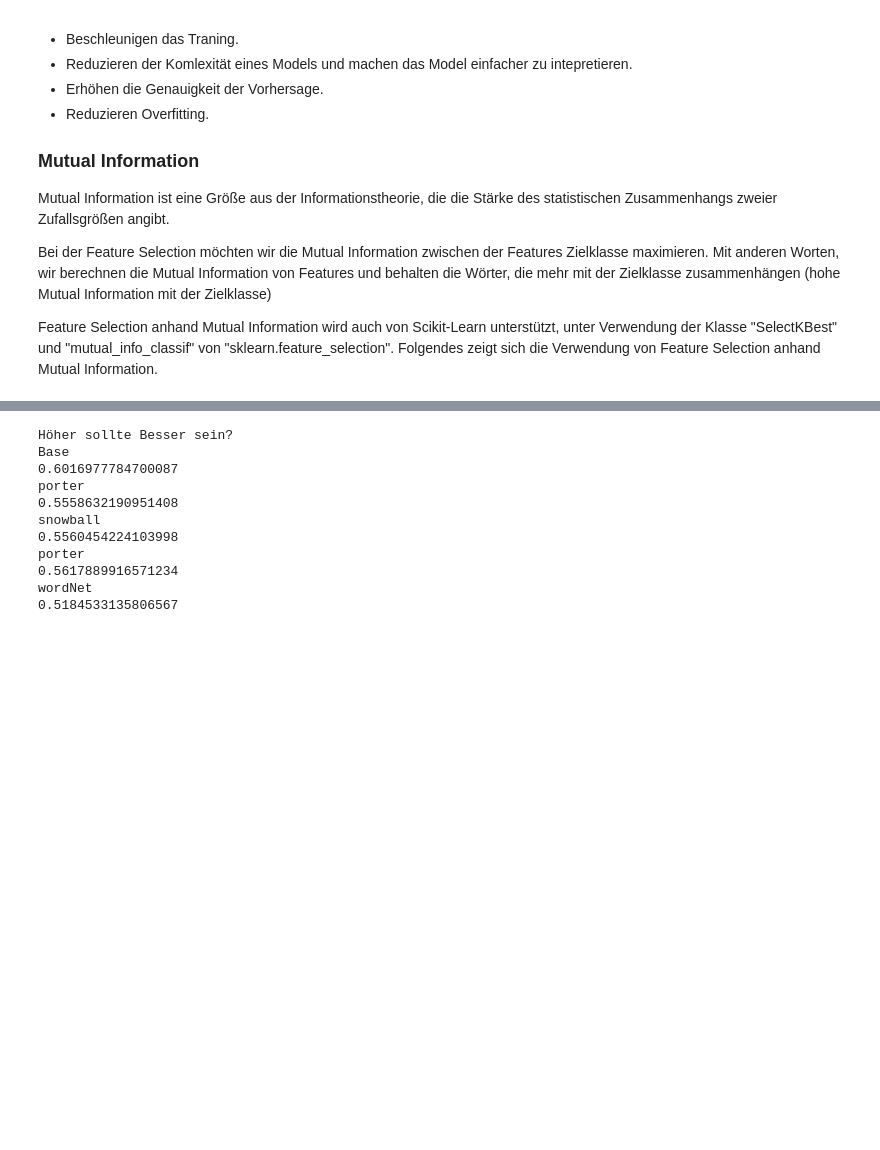
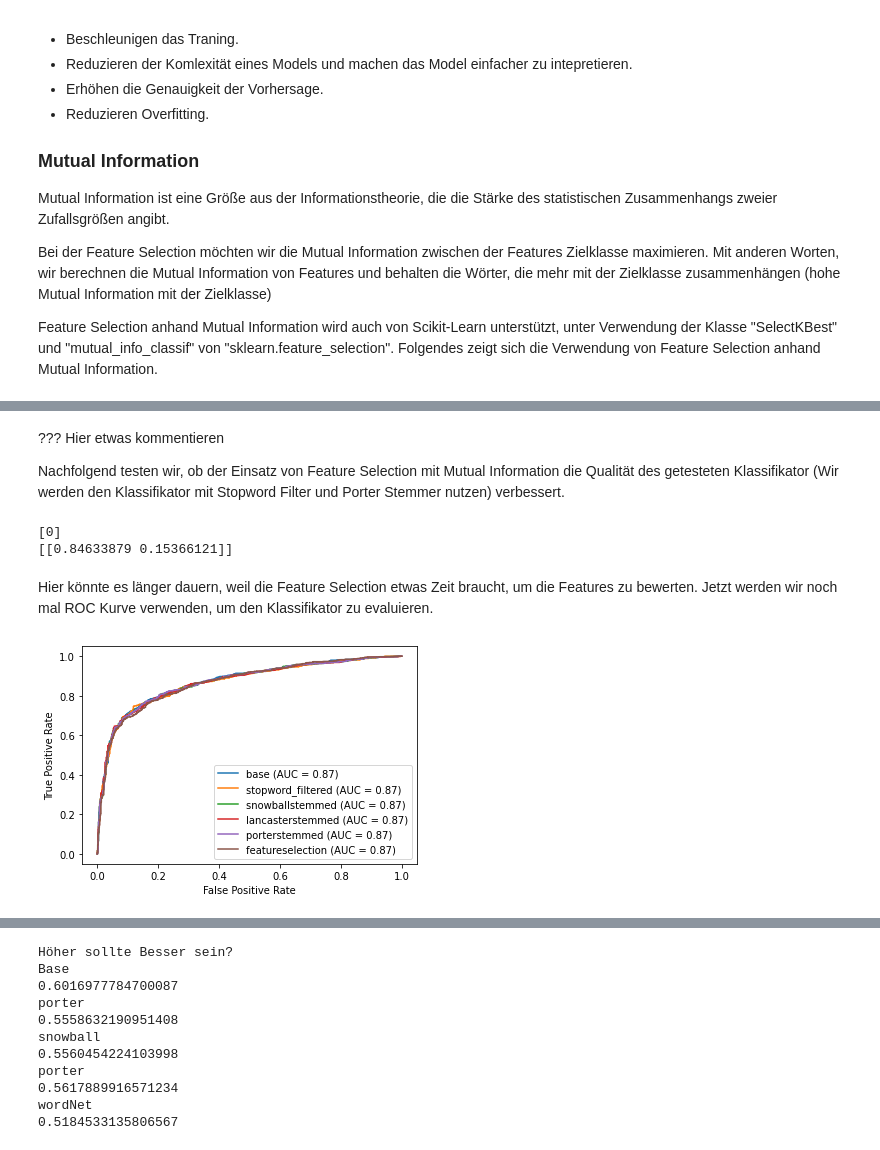
Before and after one commit to hqnguyen1997/ml-belegarbeit, a Jupyter notebook: 2020-05-belegarbeit-machinelles-lernen-template.ipynb, the cells around one changed output, grey strips where cells are left out. Drawn from its saved outputs; the diff is of its cells as text; code cells hidden in the pictures; blank space fills up the shorter version.

```diff
--- a/2020-05-belegarbeit-machinelles-lernen-template.ipynb
+++ b/2020-05-belegarbeit-machinelles-lernen-template.ipynb
@@ -427,25 +489,22 @@ Als letztes wird Port Stemmer getestet.
 pipeline_porterstemmed = Pipeline([
     ("union", FeatureUnion(
         transformer_list = [
-            # Pipeline for pulling features "title" and "text"
             ("title", Pipeline([
                 ("selector", FeatureColumnSelector(name="title")),
-                ("count", CountVectorizer("english", analyzer=porterstemmed_words)),
+                ("count", CountVectorizer(stop_words="english", analyzer=porterstemmed_words)),
                 ("tfidf", TfidfTransformer())
             ])),
             ("text", Pipeline([
                 ("selector", FeatureColumnSelector(name="text")),
-                ("count", CountVectorizer("english", analyzer=porterstemmed_words)),
+                ("count", CountVectorizer(stop_words="english", analyzer=porterstemmed_words)),
                 ("tfidf", TfidfTransformer())
             ])),
         ],
-        # weights of each feature column
         transformer_weights={
             "title": 2,
             "text": 1,
         },
     )),
-    #Use naive bayes on combined features
     ("clf", LogisticRegression())
 ])
 clf_porterstemmed = pipeline_porterstemmed.fit(df_train[["title", "text"]], df_train["label"])
@@ -532,3 +591,51 @@ whisk
 with
 you
 your
+# %% [markdown]
+??? Hier etwas kommentieren
+
+Nachfolgend testen wir, ob der Einsatz von Feature Selection mit Mutual Information die Qualität des getesteten Klassifikator (Wir werden den Klassifikator mit Stopword Filter und Porter Stemmer nutzen) verbessert.
+# %%
+# Wir werden 1000 bedeuteste Wörtern filtern und als Basis fürs Training nehmen
+pipeline_featureselection = Pipeline([
+    ("union", FeatureUnion(
+        transformer_list = [
+            ("title", Pipeline([
+                ("selector", FeatureColumnSelector(name="title")),
+                ("count", CountVectorizer(stop_words="english", analyzer=porterstemmed_words)),
+                ("feature_selection", SelectKBest(mutual_info_classif, k=1000)),
+                ("tfidf", TfidfTransformer())
+            ])),
+            ("text", Pipeline([
+                ("selector", FeatureColumnSelector(name="text")),
+                ("count", CountVectorizer(stop_words="english", analyzer=porterstemmed_words)),
+                ("feature_selection", SelectKBest(mutual_info_classif, k=1000)),
+                ("tfidf", TfidfTransformer())
+            ])),
+        ],
+        transformer_weights={
+            "title": 2,
+            "text": 1,
+        },
+    )),
+    ("clf", LogisticRegression())
+])
+clf_featureselection = pipeline_featureselection.fit(df_train[["title", "text"]], df_train["label"])
+print(clf_featureselection.predict(df_test_alone[["title", "text"]]))
+print(clf_featureselection.predict_proba(df_test_alone[["title", "text"]]))
+# %% [output]
+[0]
+[[0.84633879 0.15366121]]
+# %% [markdown]
+Hier könnte es länger dauern, weil die Feature Selection etwas Zeit braucht, um die Features zu bewerten. Jetzt werden wir noch mal ROC Kurve verwenden, um den Klassifikator zu evaluieren.
+# %%
+roc = metrics.plot_roc_curve(pipeline, df_test[["title", "text"]], df_test["label"],  name="base")
+roc = metrics.plot_roc_curve(pipeline_stopwords_filtered, df_test[["title", "text"]], df_test["label"],  name="stopword_filtered", ax=roc.ax_)
+roc = metrics.plot_roc_curve(pipeline_snowballstemmed, df_test[["title", "text"]], df_test["label"],  name="snowballstemmed", ax=roc.ax_)
+roc = metrics.plot_roc_curve(pipeline_lancasterstemmed, df_test[["title", "text"]], df_test["label"],  name="lancasterstemmed", ax=roc.ax_)
+roc = metrics.plot_roc_curve(pipeline_porterstemmed, df_test[["title", "text"]], df_test["label"],  name="porterstemmed", ax=roc.ax_)
+roc = metrics.plot_roc_curve(pipeline_featureselection, df_test[["title", "text"]], df_test["label"],  name="featureselection", ax=roc.ax_)
+
+plt.show()
+# %% [output]
+[figure, added]
```
Also changed, not shown: parts of 42 cells of this notebook.
